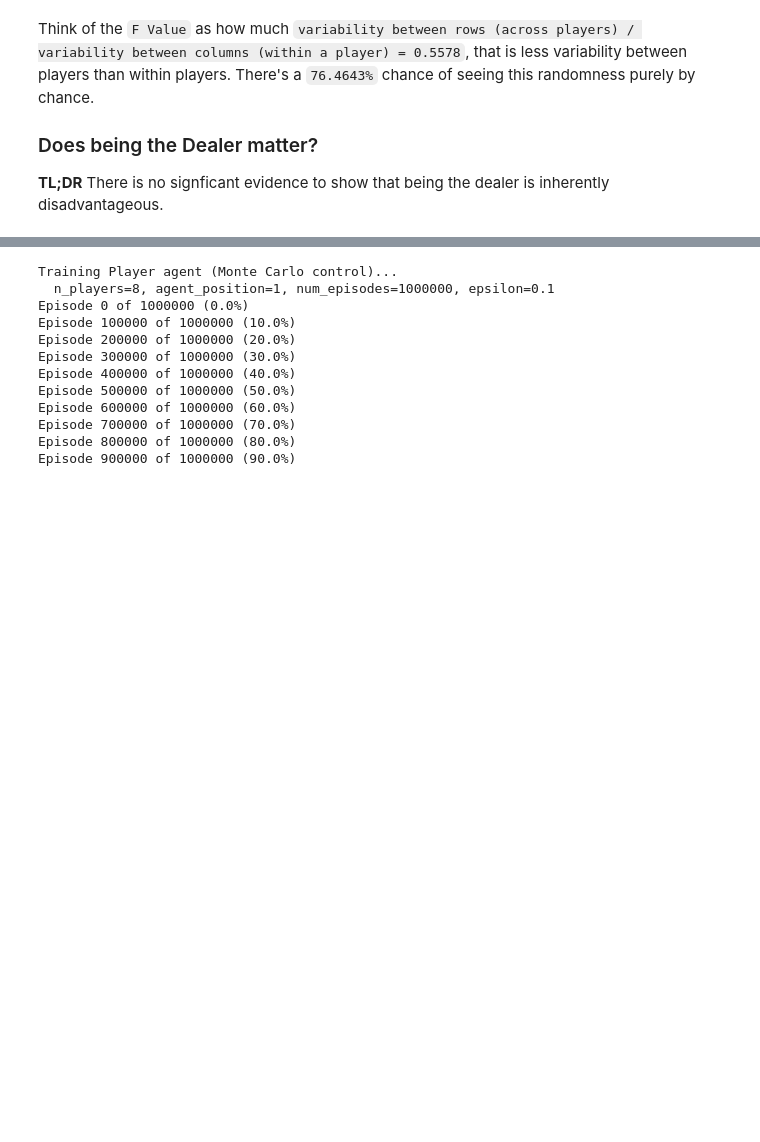
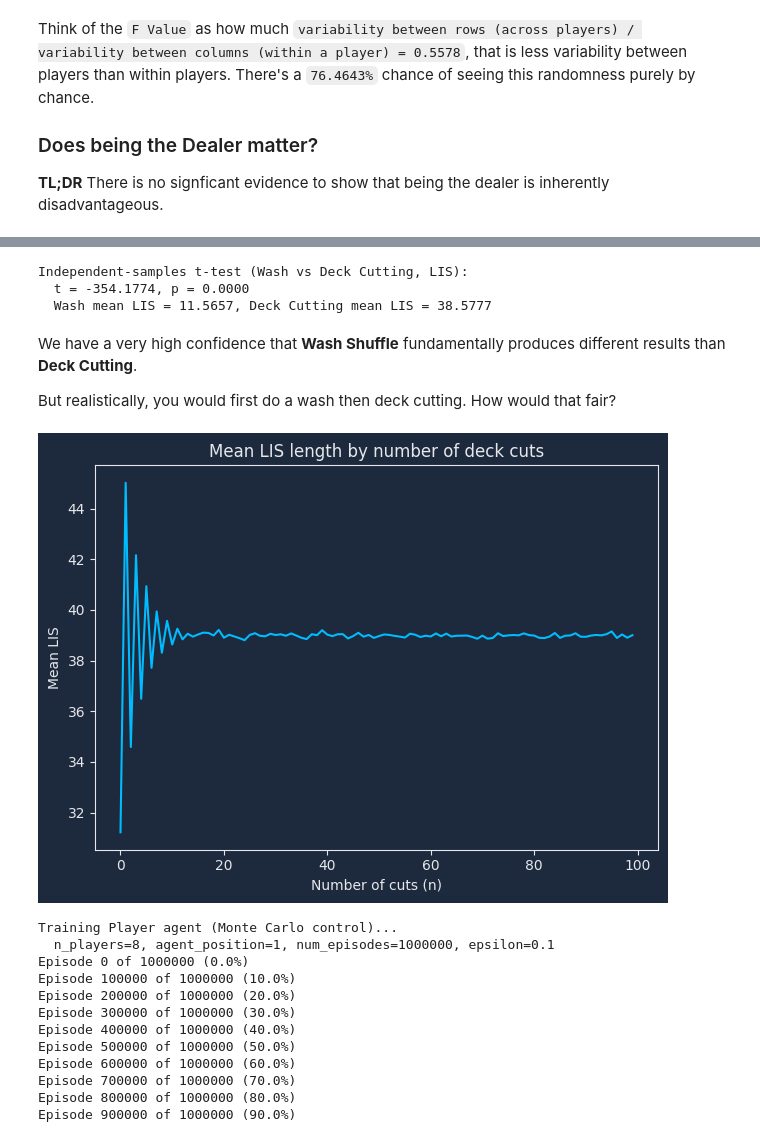
Before and after one commit to Acrylic125/ban-luck, a Jupyter notebook: ban-luck.ipynb, the cells around one changed output, grey strips where cells are left out. Cells and saved outputs as stored; diff of their text form; code cells hidden in the pictures; blank space fills up the shorter version.

```diff
--- a/ban-luck.ipynb
+++ b/ban-luck.ipynb
@@ -266,3 +302,69 @@ plt.show()
+# %%
+# t-test: Deck Cutting vs Wash Shuffle
+import numpy as np
+from scipy import stats
+
+# Wash vs Deck Cutting (pool all Cut n=1..10 into one group; use results from previous cell)
+wash_lis = np.array(results["Wash"])
+deck_cut_lis = np.concatenate([results[f"Cut n={k}"] for k in range(1, 11)])
+t_stat, p_value = stats.ttest_ind(wash_lis, deck_cut_lis)
+print("Independent-samples t-test (Wash vs Deck Cutting, LIS):")
+print(f"  t = {t_stat:.4f}, p = {p_value:.4f}")
+print(f"  Wash mean LIS = {np.mean(wash_lis):.4f}, Deck Cutting mean LIS = {np.mean(deck_cut_lis):.4f}")
+# %% [output]
+Independent-samples t-test (Wash vs Deck Cutting, LIS):
+  t = -354.1774, p = 0.0000
+  Wash mean LIS = 11.5657, Deck Cutting mean LIS = 38.5777
+# %% [markdown]
+We have a very high confidence that **Wash Shuffle** fundamentally produces different results than **Deck Cutting**.
+
+But realistically, you would first do a wash then deck cutting. How would that fair?
+# %%
+N_SHUFFLES = 10_000
+N_TO_TEST = 100
+
+
+wash = WashShuffleStrategy()
+results = {}
+
+for n_cuts in range(1, N_TO_TEST + 1):
+    strategy = DeckCuttingStrategy(
+        n=n_cuts,
+    )
+
+    vals = []
+    for _ in range(N_SHUFFLES):
+        deck = make_deck()
+        # We first do a wash shuffle
+        wash.shuffle(deck)
+        # Note: We are testing for predictability of deck cutting
+        # We want to know the feasibility of players learning the deck over time
+        # so we pit against the initial deck (i.e. the wash shuffled deck).
+        card_to_index = {card: i for i, card in enumerate(deck)}
+        # Then we do a deck cutting shuffle
+        strategy.shuffle(deck)
+        vals.append(lis_length(deck_to_permutation(deck, card_to_index)))
+
+    results[f"Cut n={n_cuts}"] = vals
+# %%
+N_TO_PLOT = N_TO_TEST
+labels = [f"Cut n={k}" for k in range(1, N_TO_PLOT + 1)]
+data_by_strategy = [results[label] for label in labels]
+medians = [np.mean(results[label]) for label in labels]
+
+fig, ax = plt.subplots()
+ax.set_facecolor(BG)
+fig.patch.set_facecolor(BG)
+ax.plot(medians, color=COLOR_PRIMARY)
+ax.set_title("Mean LIS length by number of deck cuts", color=LABELS)
+ax.set_xlabel("Number of cuts (n)", color=LABELS)
+ax.set_ylabel("Mean LIS", color=LABELS)
+ax.tick_params(colors=LABELS)
+ax.spines[:].set_color(LABELS)
+plt.tight_layout()
+plt.show()
+# %% [output]
+[figure, added]
 # %%
 from agent import mc_control, policy_to_dict
 import json
```
Also changed, not shown: parts of 10 cells of this notebook, 1 other file.
